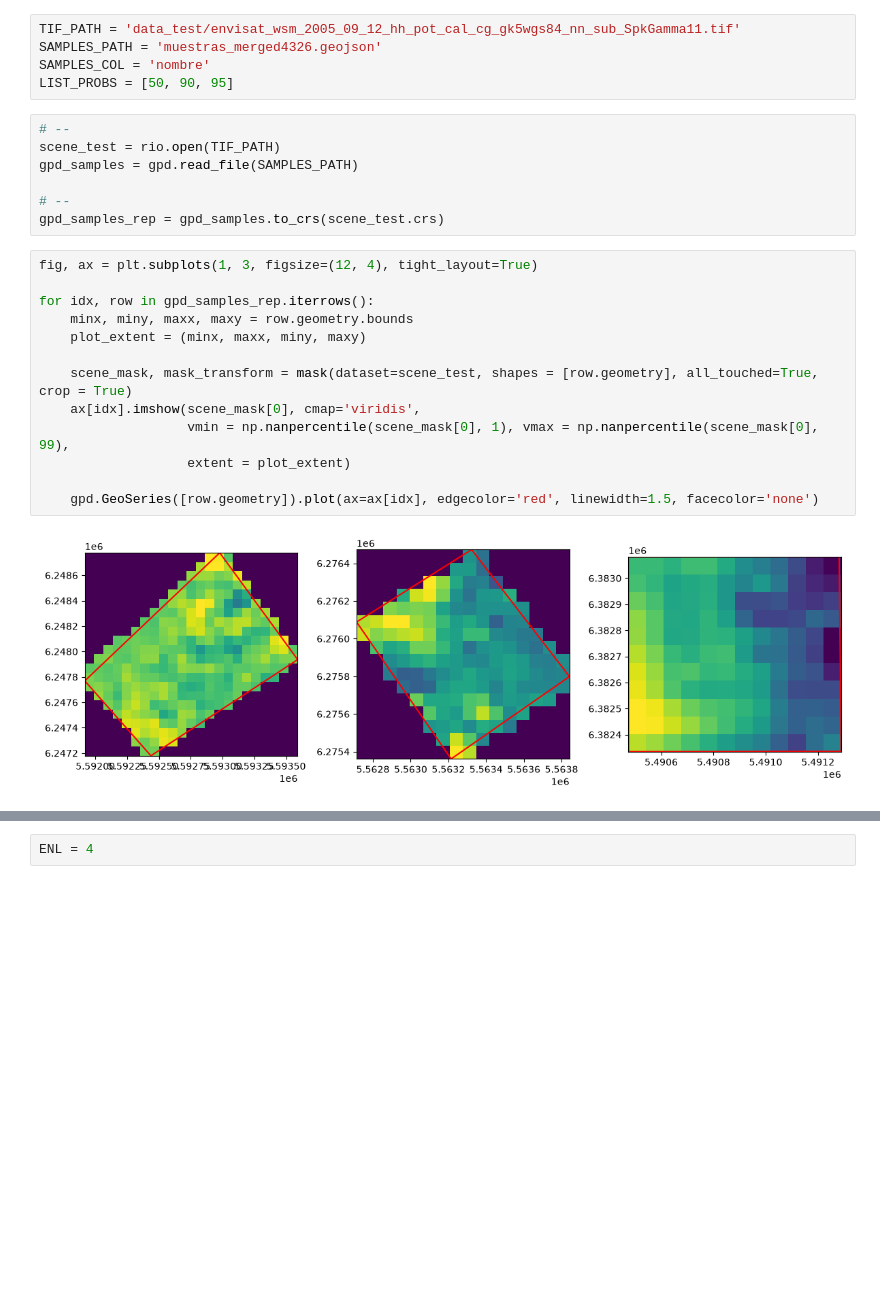
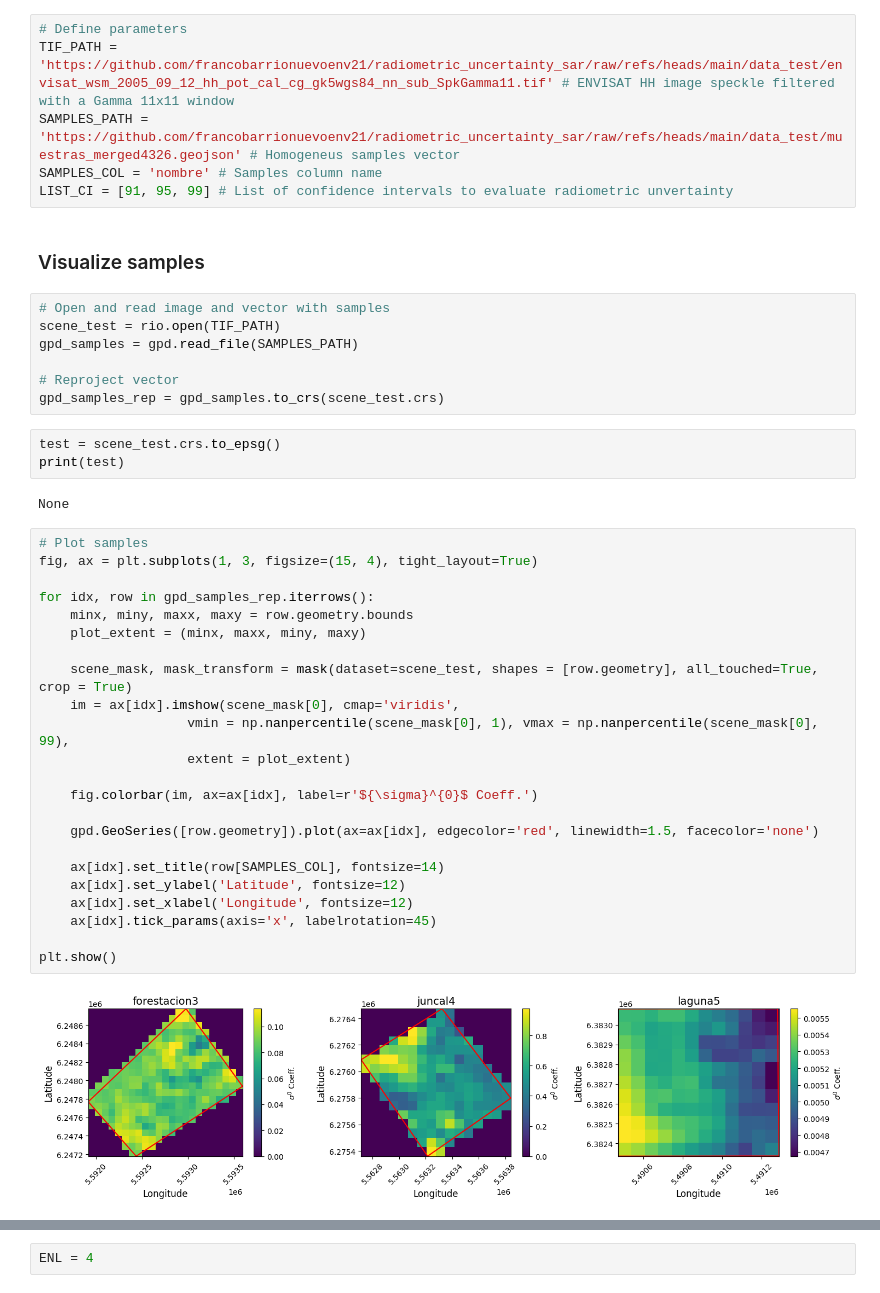
Before and after one commit to francobarrionuevoenv21/radiometric_uncertainty_sar, a Jupyter notebook: notebook_example.ipynb, the cells around one changed output, grey strips where cells are left out. Saved outputs shown, nothing was run; the diff lists cells and outputs as text; blank space fills up the shorter version.

```diff
--- a/notebook_example.ipynb
+++ b/notebook_example.ipynb
@@ -12,30 +25,48 @@ import matplotlib.pyplot as plt
 import geopandas as gpd
 import rasterio as rio
 from rasterio.mask import mask
-# %%
-TIF_PATH = 'data_test/envisat_wsm_2005_09_12_hh_pot_cal_cg_gk5wgs84_nn_sub_SpkGamma11.tif'
-SAMPLES_PATH = 'muestras_merged4326.geojson'
-SAMPLES_COL = 'nombre'
-LIST_PROBS = [50, 90, 95]
+# %%
+# Define parameters
+TIF_PATH = 'https://github.com/francobarrionuevoenv21/radiometric_uncertainty_sar/raw/refs/heads/main/data_test/envisat_wsm_2005_09_12_hh_pot_cal_cg_gk5wgs84_nn_sub_SpkGamma11.tif' # ENVISAT HH image speckle filtered with a Gamma 11x11 window
+SAMPLES_PATH = 'https://github.com/francobarrionuevoenv21/radiometric_uncertainty_sar/raw/refs/heads/main/data_test/muestras_merged4326.geojson' # Homogeneus samples vector
+SAMPLES_COL = 'nombre' # Samples column name
+LIST_CI = [91, 95, 99] # List of confidence intervals to evaluate radiometric unvertainty
+# %% [markdown]
+### Visualize samples
 # %%
-# --
+# Open and read image and vector with samples
 scene_test = rio.open(TIF_PATH)
 gpd_samples = gpd.read_file(SAMPLES_PATH)
 
-# --
+# Reproject vector
 gpd_samples_rep = gpd_samples.to_crs(scene_test.crs)
+# %%
+test = scene_test.crs.to_epsg()
+print(test)
+# %% [output]
+None
 # %%
-fig, ax = plt.subplots(1, 3, figsize=(12, 4), tight_layout=True)
+# Plot samples
+fig, ax = plt.subplots(1, 3, figsize=(15, 4), tight_layout=True)
 
 for idx, row in gpd_samples_rep.iterrows():
     minx, miny, maxx, maxy = row.geometry.bounds
     plot_extent = (minx, maxx, miny, maxy)
 
     scene_mask, mask_transform = mask(dataset=scene_test, shapes = [row.geometry], all_touched=True, crop = True)
-    ax[idx].imshow(scene_mask[0], cmap='viridis',
+    im = ax[idx].imshow(scene_mask[0], cmap='viridis',
                    vmin = np.nanpercentile(scene_mask[0], 1), vmax = np.nanpercentile(scene_mask[0], 99),
                    extent = plot_extent)
 
+    fig.colorbar(im, ax=ax[idx], label=r'${\sigma}^{0}$ Coeff.')
+
     gpd.GeoSeries([row.geometry]).plot(ax=ax[idx], edgecolor='red', linewidth=1.5, facecolor='none')
+
+    ax[idx].set_title(row[SAMPLES_COL], fontsize=14)
+    ax[idx].set_ylabel('Latitude', fontsize=12)
+    ax[idx].set_xlabel('Longitude', fontsize=12)
+    ax[idx].tick_params(axis='x', labelrotation=45)
+
+plt.show()
 # %% [output]
-[figure, old version]
+[figure, new version]
```
Also changed, not shown: parts of 6 cells of this notebook.
